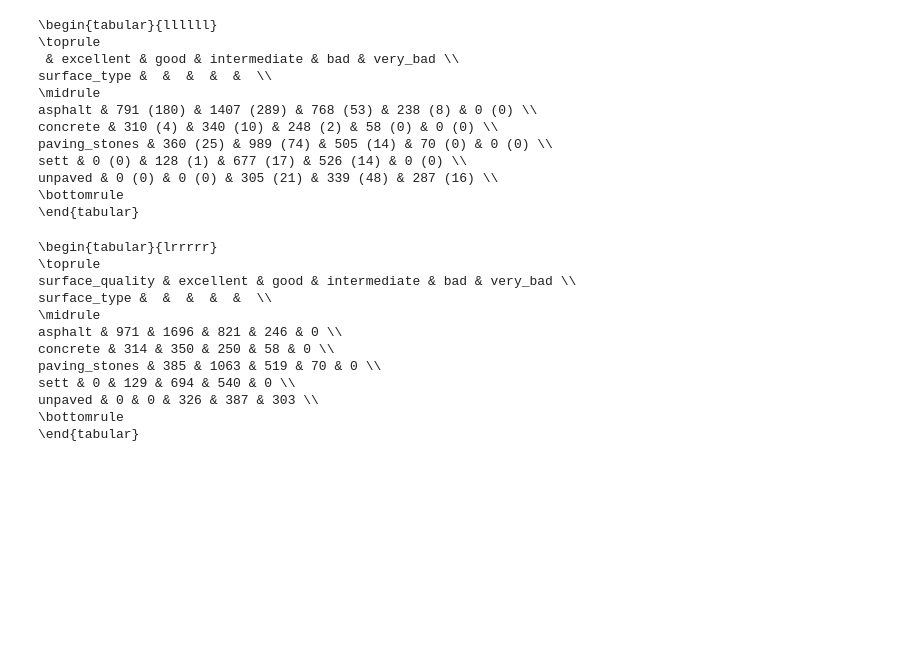
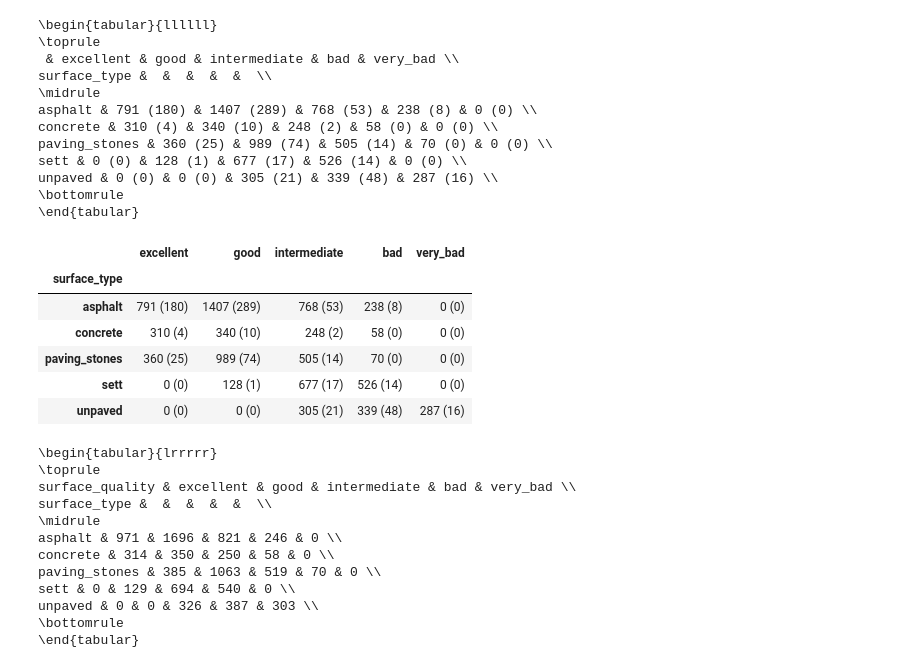
Before and after one commit to SurfaceAI/dataset_creation, a Jupyter notebook: src/scripts/analysis/stats_for_paper.ipynb, the cells around one changed output. Cells and saved outputs as stored; diff of their text form; code cells hidden in the pictures; blank space fills up the shorter version.

```diff
--- a/src/scripts/analysis/stats_for_paper.ipynb
+++ b/src/scripts/analysis/stats_for_paper.ipynb
@@ -469,7 +429,7 @@ sum(v100.image_count) + sum(v5x.image_count)
 # %% [markdown]
 ## Image sizes per class
 # %%
-v1point0 = pd.read_csv("/Users/alexandra/Nextcloud-HTW/SHARED/SurfaceAI/data/mapillary_images/V1_0/streetSurfaceVis_v1_0.csv")
+v1point0 = pd.read_csv("../../../data/mapillary_images/V1_0/streetSurfaceVis_v1_0.csv")
 
 
 # split by train / test
@@ -506,6 +466,16 @@ sett & 0 (0) & 128 (1) & 677 (17) & 526 (14) & 0 (0) \\
 unpaved & 0 (0) & 0 (0) & 305 (21) & 339 (48) & 287 (16) \\
 \bottomrule
 \end{tabular}
+# %%
+summary_table
+# %% [output]
+|  | excellent | good | intermediate | bad | very_bad |
+| surface_type |  |  |  |  |  |
+| asphalt | 791 (180) | 1407 (289) | 768 (53) | 238 (8) | 0 (0) |
+| concrete | 310 (4) | 340 (10) | 248 (2) | 58 (0) | 0 (0) |
+| paving_stones | 360 (25) | 989 (74) | 505 (14) | 70 (0) | 0 (0) |
+| sett | 0 (0) | 128 (1) | 677 (17) | 526 (14) | 0 (0) |
+| unpaved | 0 (0) | 0 (0) | 305 (21) | 339 (48) | 287 (16) |
 # %%
 summary = (v1point0
     .groupby(["surface_type", "surface_quality"]).size()
```
Also changed, not shown: parts of 28 cells of this notebook, 5 other files.
